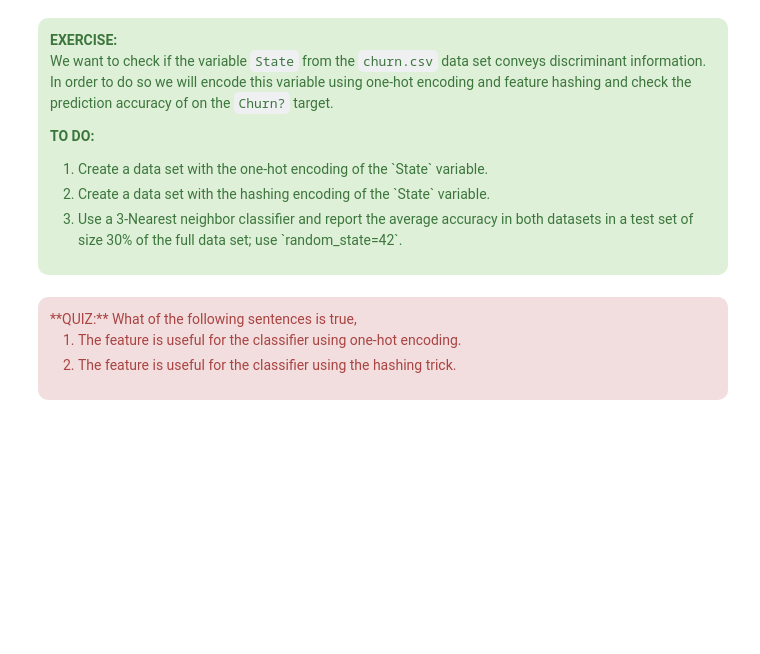
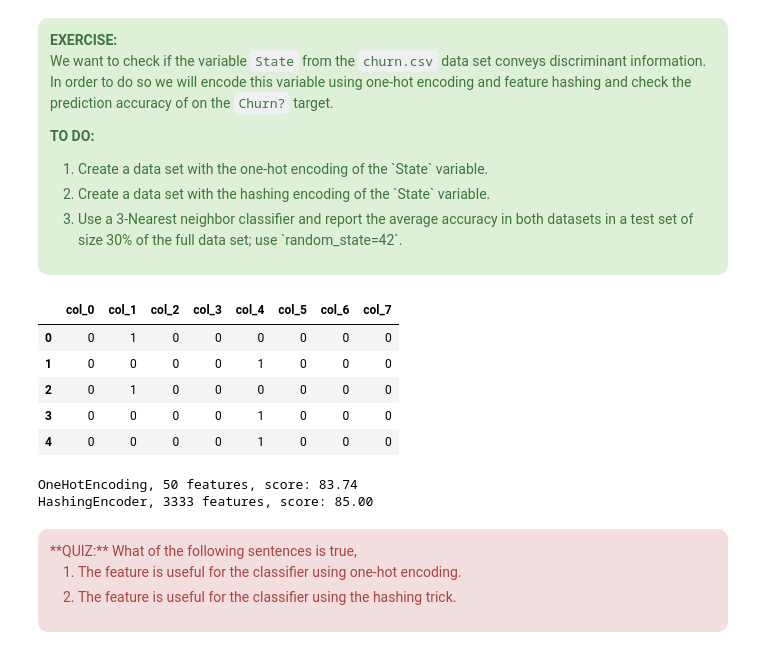
Before and after one commit to Vol0kin/ML, a Jupyter notebook: Part1/Pill2/pill2_about_data_student.ipynb, the cells around one changed output. Drawn from its saved outputs; the diff is of its cells as text; code cells hidden in the pictures; blank space fills up the shorter version.

```diff
--- a/Part1/Pill2/pill2_about_data_student.ipynb
+++ b/Part1/Pill2/pill2_about_data_student.ipynb
@@ -1079,3 +1165,38 @@ We want to check if the variable `State` from the `churn.csv` data set conveys d
+# %%
+#Your code
+import category_encoders as ce
+churn_df = pd.read_csv('./files/churn.csv')
+
+churn_result = churn_df["Churn?"]
+y = np.where(churn_result == 'True.',1,0)
+
+X_oh = pd.get_dummies(churn_df["State"])
+X_oh.columns = ["State"+ " " + x for x in X_oh.columns]
+X_oh = X_oh.drop([X_oh.columns[-1]], axis=1)
+
+ce_binary = ce.HashingEncoder(cols = ['State'])
+X_hs = ce_binary.fit_transform(pd.DataFrame(churn_df["State"]))
+
+# X_hs.drop(X_hs.columns[len(X_hs.columns)-1], axis=1, inplace=True)
+X_hs.head()
+# %% [output]
+|  | col_0 | col_1 | col_2 | col_3 | col_4 | col_5 | col_6 | col_7 |
+| 0 | 0 | 1 | 0 | 0 | 0 | 0 | 0 | 0 |
+| 1 | 0 | 0 | 0 | 0 | 1 | 0 | 0 | 0 |
+| 2 | 0 | 1 | 0 | 0 | 0 | 0 | 0 | 0 |
+| 3 | 0 | 0 | 0 | 0 | 1 | 0 | 0 | 0 |
+| 4 | 0 | 0 | 0 | 0 | 1 | 0 | 0 | 0 |
+# %%
+from sklearn.neighbors import KNeighborsClassifier
+from sklearn.model_selection import train_test_split
+clf = KNeighborsClassifier(n_neighbors=3)
+X_train, X_test, y_train, y_test = train_test_split(X_oh.values, y, test_size=0.5, random_state=42)
+print("OneHotEncoding, %d features, score: %.2f" % (X_oh.shape[1], 100*clf.fit(X_train, y_train).score(X_test, y_test)))
+X_train, X_test, y_train, y_test = train_test_split(X_hs.values, y, test_size=0.5, random_state=42)
+print("HashingEncoder, %d features, score: %.2f" % (X_hs.shape[0], 100*clf.fit(X_train, y_train).score(X_test, y_test)))
+# %% [output]
+OneHotEncoding, 50 features, score: 83.74
+HashingEncoder, 3333 features, score: 85.00
 # %% [markdown]
 <div class = "alert alert-danger" style = "border-radius:10px">**QUIZ:** What of the following sentences is true,
 
```
Also changed, not shown: parts of 24 cells of this notebook.
